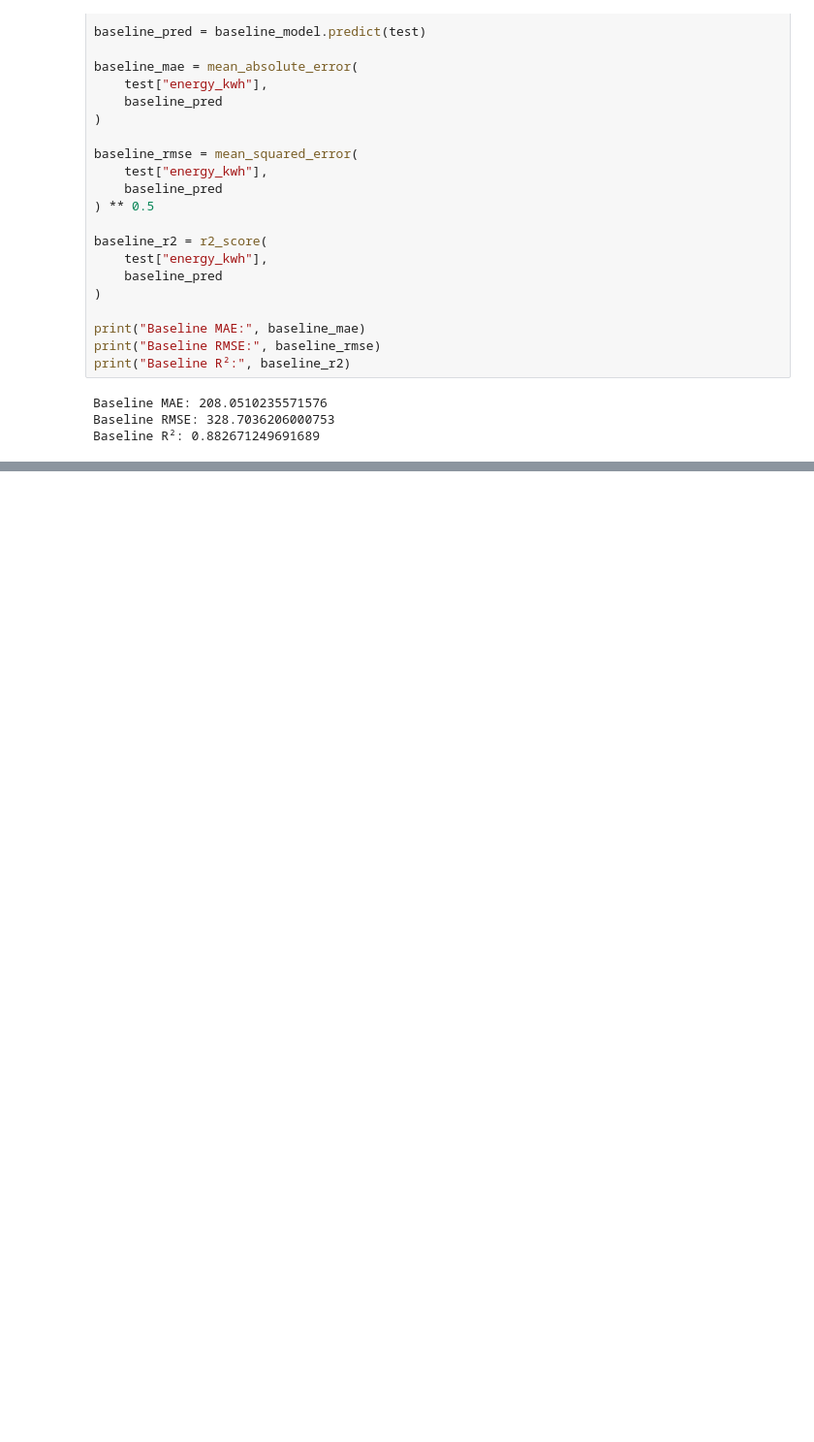
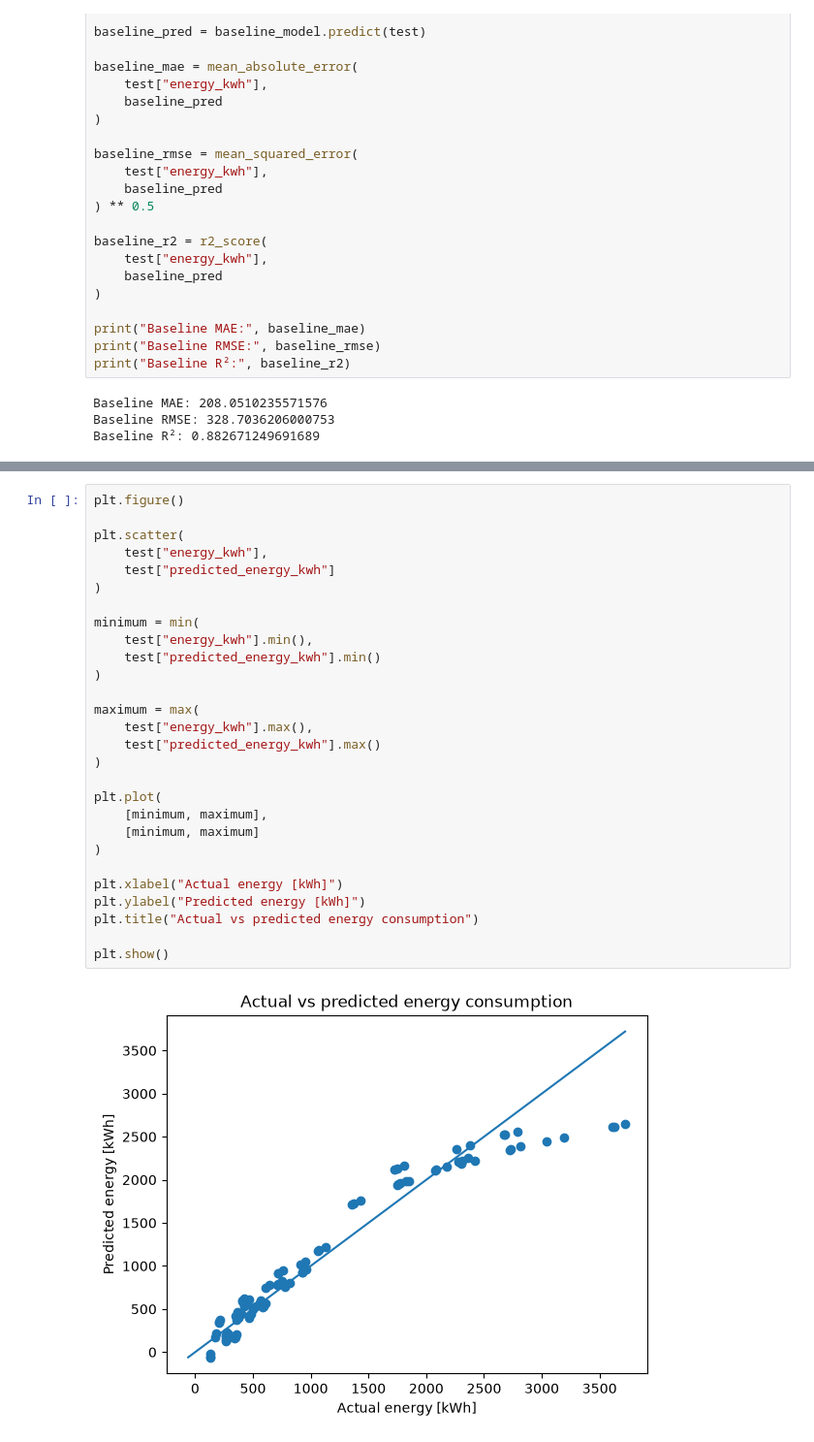
Before and after one commit to Back-on-Track-eu/night-train-target-network, a Jupyter notebook: backend/models/energy/notebooks/Regression_model_LS.ipynb, the cells around one changed output, grey strips where cells are left out. Shown at 97% size. Cells and saved outputs as stored; diff of their text form; blank space fills up the shorter version.

```diff
--- a/backend/models/energy/notebooks/Regression_model_LS.ipynb
+++ b/backend/models/energy/notebooks/Regression_model_LS.ipynb
@@ -266,0 +292,30 @@ Baseline R²: 0.882671249691689
+# %%
+plt.figure()
+
+plt.scatter(
+    test["energy_kwh"],
+    test["predicted_energy_kwh"]
+)
+
+minimum = min(
+    test["energy_kwh"].min(),
+    test["predicted_energy_kwh"].min()
+)
+
+maximum = max(
+    test["energy_kwh"].max(),
+    test["predicted_energy_kwh"].max()
+)
+
+plt.plot(
+    [minimum, maximum],
+    [minimum, maximum]
+)
+
+plt.xlabel("Actual energy [kWh]")
+plt.ylabel("Predicted energy [kWh]")
+plt.title("Actual vs predicted energy consumption")
+
+plt.show()
+# %% [output]
+[figure, added]
```
Also changed, not shown: parts of 2 cells of this notebook.
